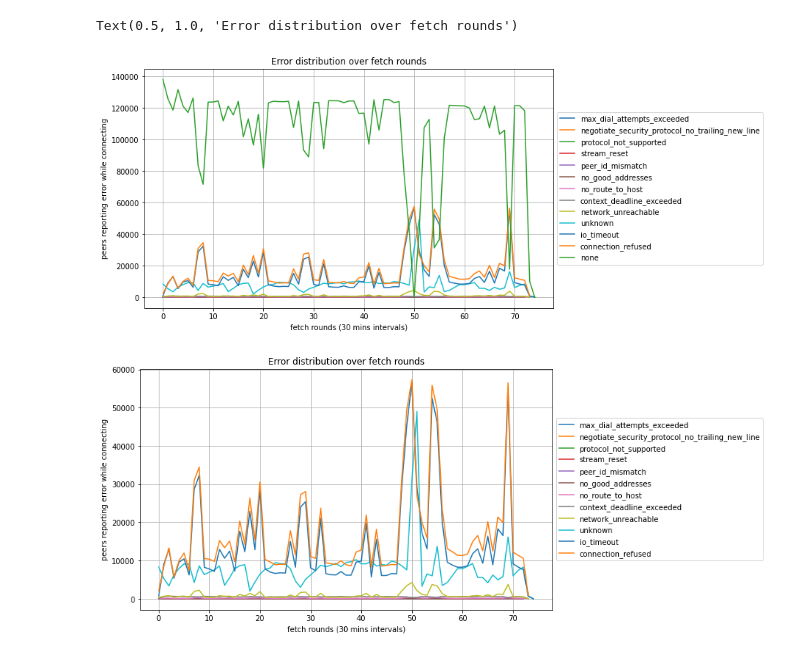
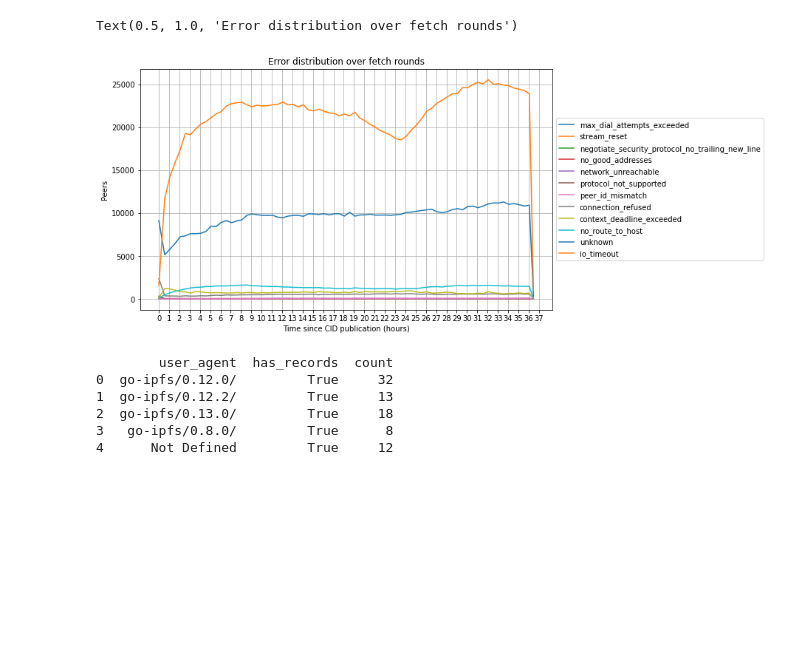
Before and after one commit to cortze/ipfs-cid-hoarder, a Jupyter notebook: analyzer/cid_hoarder_analyzer.ipynb, the cells around one changed output. Saved outputs shown, nothing was run; the diff lists cells and outputs as text; code cells hidden in the pictures; blank space fills up the shorter version.

```diff
--- a/analyzer/cid_hoarder_analyzer.ipynb
+++ b/analyzer/cid_hoarder_analyzer.ipynb
@@ -110,18 +117,26 @@ plt.grid(axis='y')
 pobj = pd.read_sql_query("select ping_round from fetch_results group by ping_round order by ping_round ASC", db_con)
 
 fetch_time_dist = []
+hours_dist = []
 # Get the distribution for each of the rounds
 for i, row in pobj.iterrows():
-    fpd_round_ftime = pd.read_sql_query(f'select fetch_duration from fetch_results where ping_round={row["ping_round"]}', db_con)
+    fpd_round_ftime = pd.read_sql_query(f'select cid_hash, fetch_time, fetch_duration from fetch_results where ping_round={row["ping_round"]} order by cid_hash', db_con)
     fetch_time_dist.append(fpd_round_ftime['fetch_duration'] / 1000 ) # convert to secs
 
-# TODO: remove zeros?
+    fpd_round_ftime['time of pub'] = (fpd_round_ftime['fetch_time'] - pub_times['gen_time']) / 3600 # get the hours since publish time
+    pp = fpd_round_ftime['time of pub'].to_numpy()
+    hours_dist.append(np.median(pp))
 
 fig, ax = plt.subplots()
-ax.boxplot(fetch_time_dist, showfliers=False)
-ax.set_xlabel("fetch_rounds (30m interval)") # TODO: hardcoded to 30 mins?
-ax.set_ylabel("time (ms)")
-ax.figure.set_size_inches(14, 8)
+ax.figure.set_size_inches(14, 6)
+ax.boxplot(fetch_time_dist, positions=hours_dist, showfliers=False)
+ax.set_xlabel("Time since CID publication (hours)")
+
+# set net xticks to int hours
+ticks = np.arange(np.round(hours_dist[-1])+2)
+ax.set_xticks(ticks, ticks.astype(int))
+ax.set_ylabel("Time (s)")
+
 plt.title("Quartiles of PR fetch times per fetching round")
 plt.grid(axis='y')
 plt.tight_layout()
@@ -343,52 +373,60 @@ plt.grid(axis='y')
 # get cids
 cidobj = pd.read_sql_query('select id, cid_hash from cid_info', db_con)
 
 # get list of errors from the entire pings
 errorsobj = pd.read_sql_query('select conn_error, count(conn_error) from ping_results group by conn_error order by count(conn_error)', db_con)
 
 pingsobj = pd.read_sql_query("select ping_round from ping_results group by ping_round order by ping_round ASC", db_con)
 
 err_dist = {}
 for i, r in errorsobj.iterrows():
     err_dist[r['conn_error']] = []
 
 for i, r in pingsobj.iterrows():
     errorsobj = pd.read_sql_query(f'select conn_error, count(conn_error) from ping_results where ping_round={r["ping_round"]} group by conn_error order by count(conn_error) ASC', db_con)
+
+    # Add zero round to all errors (keep the actual distribution)
+    for err in err_dist:
+        err_dist[err].append(0)
+
+    # Add actual value of the error
     for idx, row in errorsobj.iterrows():
-        err_dist[row["conn_error"]].append(row["count"])
-
-fig = plt.figure(figsize=(10,6))
-ax = fig.add_subplot(111)
-
-for k in err_dist:
-    ax.plot(err_dist[k], label=k)
-
-ax.set_xlabel('fetch rounds (30 mins intervals)')
-ax.set_ylabel('peers reporting error while connecting')
-ax.legend()
-ax.legend(loc='center left', bbox_to_anchor=(1, 0.5))
-
-plt.grid()
-plt.title('Error distribution over fetch rounds')
-
-
+        err_dist[row["conn_error"]][i] = row["count"]
 
 fig = plt.figure(figsize=(10,6))
 ax = fig.add_subplot(111)
 
 for k in err_dist:
     if k == 'none':
         continue
-    ax.plot(err_dist[k], label=k)
+    ax.plot(hours_dist, err_dist[k], label=k)
 
-ax.set_xlabel('fetch rounds (30 mins intervals)')
-ax.set_ylabel('peers reporting error while connecting')
+ax.set_xlabel('Time since CID publication (hours)')
+ax.set_ylabel('Peers')
 ax.legend()
 ax.legend(loc='center left', bbox_to_anchor=(1, 0.5))
 
+# set net xticks to int hours
+ticks = np.arange(np.round(hours_dist[-1])+2)
+ax.set_xticks(ticks, ticks.astype(int))
+
 plt.grid()
 plt.title('Error distribution over fetch rounds')
 # %% [output]
 Text(0.5, 1.0, 'Error distribution over fetch rounds')
-[figure, old version]
+[figure, new version]
-[figure, removed]
+# %%
+pobj = pd.read_sql_query(
+    """select i.user_agent, r.has_records, count(i.user_agent) from ping_results as r
+    left join peer_info as i on r.peer_id=i.peer_id
+    where i.client!='hydra-booster' and r.ping_round=60 and r.has_records=true
+    group by i.user_agent, r.has_records
+    ;""", db_con)
+print(pobj)
+# %% [output]
+        user_agent  has_records  count
+0  go-ipfs/0.12.0/         True     32
+1  go-ipfs/0.12.2/         True     13
+2  go-ipfs/0.13.0/         True     18
+3   go-ipfs/0.8.0/         True      8
+4      Not Defined         True     12
```
Also changed, not shown: parts of 15 cells of this notebook, 4 other files.
